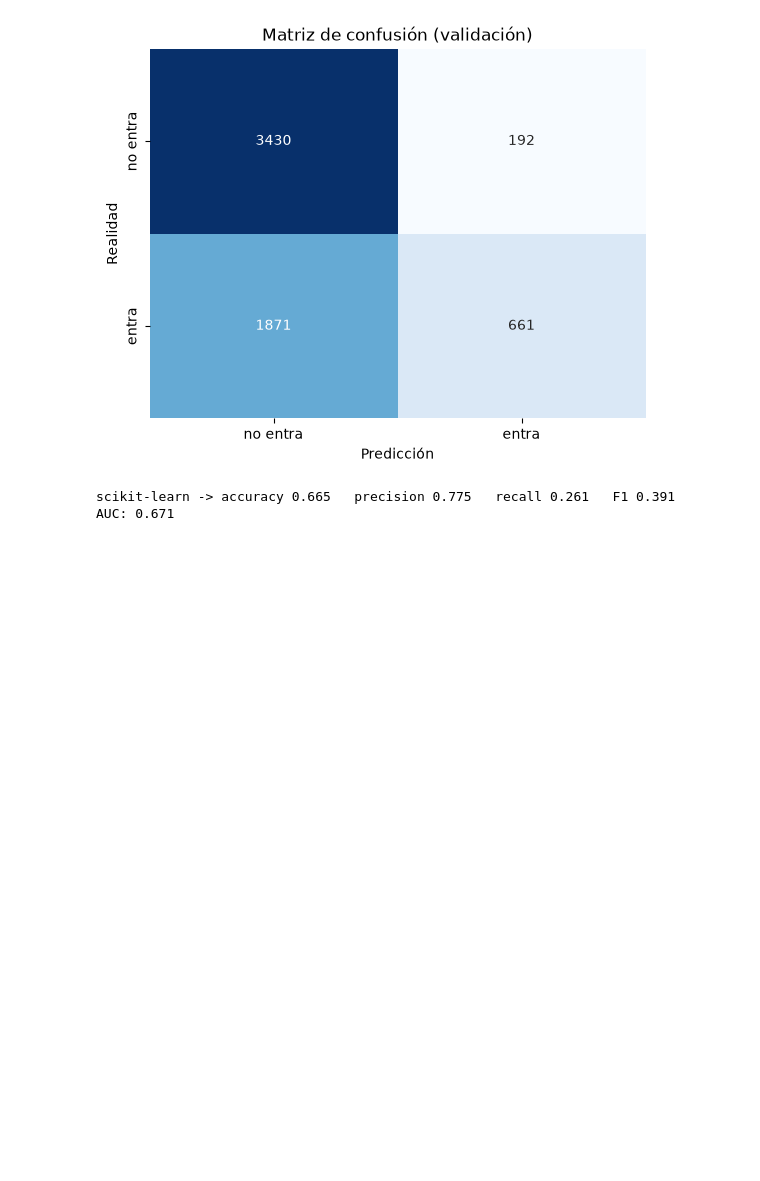
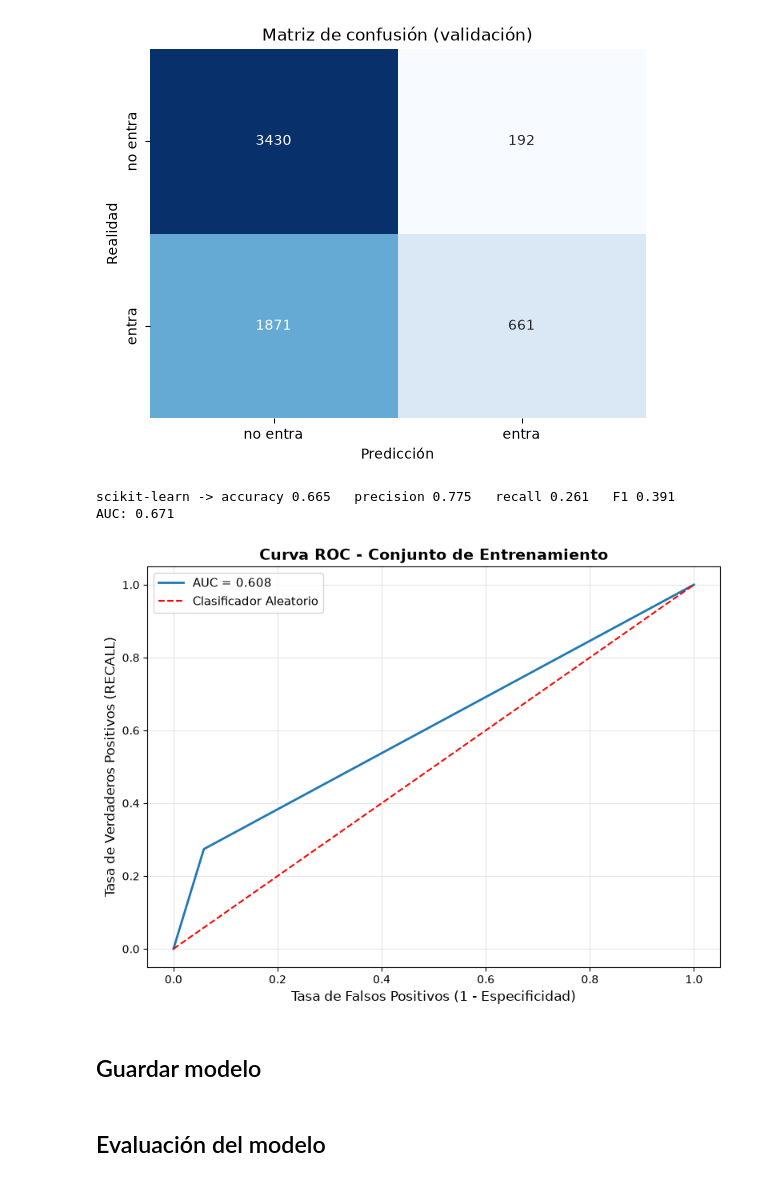
Before and after one commit to alicia-ms/Reto1_Alicia_XabierG_PIA-SAA-MIA, a Jupyter notebook: notebooks/02_modelo_regresion_lineal.ipynb, the cells around one changed output. Saved outputs shown, nothing was run; the diff lists cells and outputs as text; code cells hidden in the pictures; blank space fills up the shorter version.

```diff
--- a/notebooks/02_train_test.ipynb
+++ b/notebooks/02_modelo_regresion_lineal.ipynb
@@ -411,10 +412,10 @@ C       AUC train   AUC val     Diferencia
 # %%
 C_elegido = 0.01
 
-modelo = LogisticRegression(C=C_elegido, max_iter=2000)
-modelo.fit(X_train_esc, y_train)
+modelo2 = LogisticRegression(C=C_elegido, max_iter=2000)
+modelo2.fit(X_train_esc, y_train)
 
-probs_val = modelo.predict_proba(X_val_esc)[:, 1]
+probs_val = modelo2.predict_proba(X_val_esc)[:, 1]
 
 print(f"{'umbral':<9}{'precisión':<11}{'recall':<9}{'canciones aprobadas'}")
 for umbral in [0.40, 0.50, 0.55, 0.60, 0.65, 0.70, 0.75, 0.80]:
@@ -432,8 +433,8 @@ umbral   precisión  recall   canciones aprobadas
 0.75     0.857      0.184    545
 0.80     0.864      0.143    419
 # %%
-pred_train = modelo.predict(X_train_esc)
-prob_train = modelo.predict_proba(X_train_esc)[:, 1]
+pred_train = modelo2.predict(X_train_esc)
+prob_train = modelo2.predict_proba(X_train_esc)[:, 1]
 
 cm = confusion_matrix(y_train, pred_train)
 sns.heatmap(cm, annot=True, fmt='d', cmap='Blues', cbar=False,
@@ -475,3 +476,21 @@ print('AUC:', round(roc_auc_score(y_val, prob_val), 3))
 [figure]
 scikit-learn -> accuracy 0.665   precision 0.775   recall 0.261   F1 0.391
 AUC: 0.671
+# %%
+train_auc = roc_auc_score(y_train, pred_train)
+fpr_train, tpr_train, _ = roc_curve(y_train, pred_train)
+
+plt.figure(figsize=(8, 6))
+plt.plot(fpr_train, tpr_train, label=f'AUC = {train_auc:.3f}', linewidth=2)
+plt.plot([0, 1], [0, 1], linestyle='--', color='red', label='Clasificador Aleatorio')
+plt.title('Curva ROC - Conjunto de Entrenamiento', fontsize=14, fontweight='bold')
+plt.xlabel('Tasa de Falsos Positivos (1 - Especificidad)', fontsize=12)
+plt.ylabel('Tasa de Verdaderos Positivos (RECALL)', fontsize=12)
+plt.legend(fontsize=11)
+plt.grid(alpha=0.3)
+plt.tight_layout()
+plt.show()
+# %% [output]
+[figure, added]
+# %% [markdown]
+## Guardar modelo
@@ -477,0 +499,2 @@ AUC: 0.671
+# %% [markdown]
+## Evaluación del modelo
```
Also changed, not shown: parts of 5 cells of this notebook, 2 other files.
